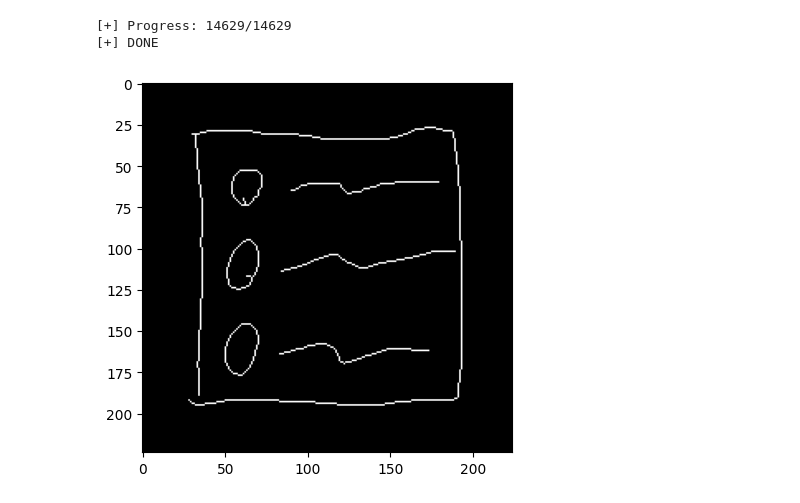
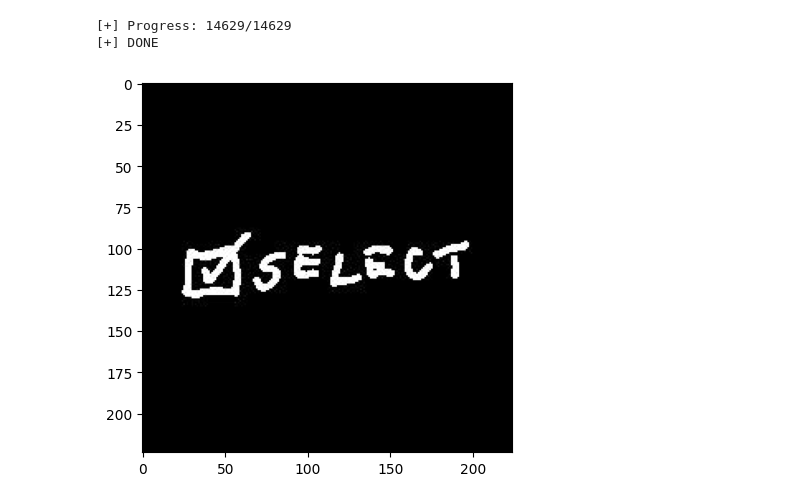
Before and after one commit to Van4ooo/IASA-Champ-24-stage1, a Jupyter notebook: src/model_build.ipynb, the cells around one changed output. Saved outputs shown, nothing was run; the diff lists cells and outputs as text; code cells hidden in the pictures.

```diff
--- a/src/model_build.ipynb
+++ b/src/model_build.ipynb
@@ -11,7 +11,6 @@ from tensorflow.keras.models import load_model
 from config import *
 # %%
 class DataLoader:
-    __slots__ = ('images', '__index', 'labels', '_size', 'data')
     shape = (224, 224, 1)
 
     def __init__(self, _path: str) -> None:
@@ -27,10 +26,7 @@ class DataLoader:
 
     def add_image(self, _path: str, category: int) -> None:
         image_path = f"data/train/{CATEGORIES_REVERSE[category]}/{_path}"
-        image = cv2.imread(image_path, 0) / 255
-
-        image.reshape(224, 224)
-        image = morphology.skeletonize(image < 0.5)
+        image = ~cv2.imread(image_path, 0)/255
 
         self.images[self.__index] = np.asarray(image, dtype='float16').reshape(self.shape)
         self.labels[self.__index] = category
@@ -45,11 +41,10 @@ class DataLoader:
     def show_image(self, index: int) -> None:
         plt.imshow(self.images[index], cmap='gray')
 # %%
-train_set_path = 'data/processed/train_set.csv'
 train_data = DataLoader(train_set_path)
 train_data.load_data()
-train_data.show_image(302)
+train_data.show_image(300)
 # %% [output]
 [+] Progress: 14629/14629
 [+] DONE
-[figure, old version]
+[figure, new version]
```
Also changed, not shown: parts of 8 cells of this notebook, 3 other files.
